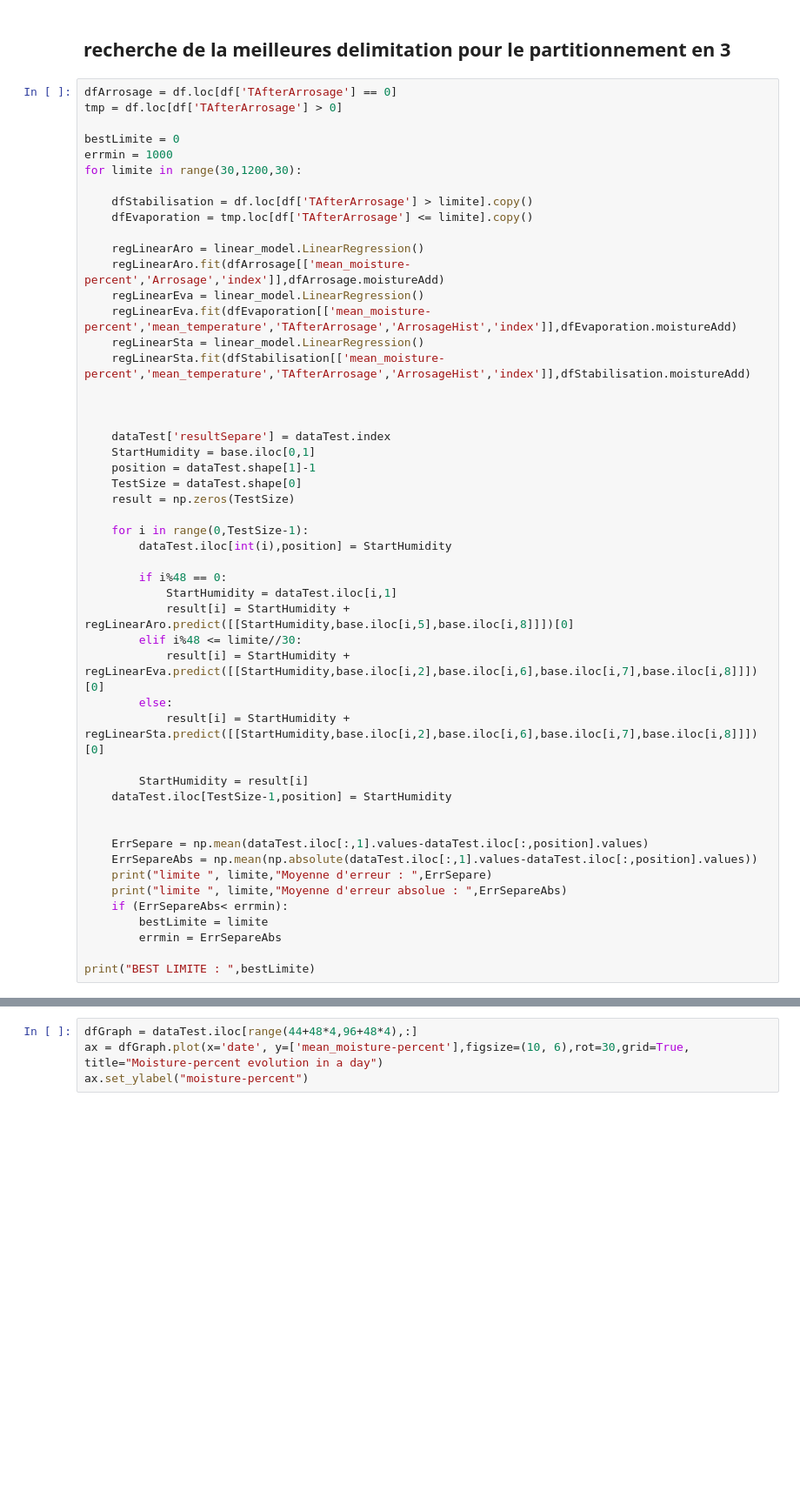
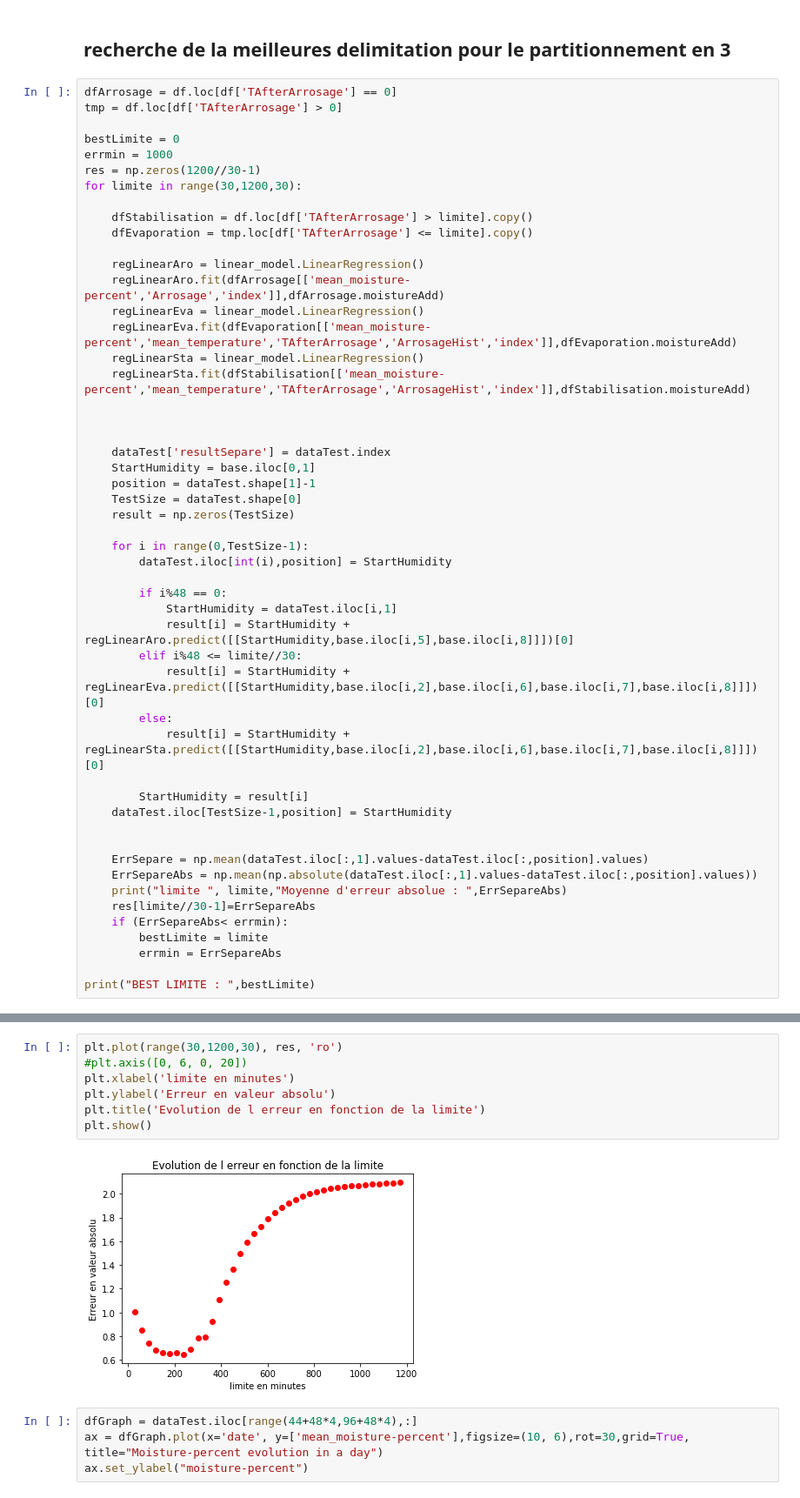
Before and after one commit to cui-unige/BSc-sensor-machine-learning, a Jupyter notebook: MLDemeter.ipynb, the cells around one changed output, grey strips where cells are left out. Shown: that part at 87% size. Saved outputs shown, nothing was run; the diff lists cells and outputs as text; blank space fills up the shorter version.

```diff
--- a/MLDemeter.ipynb
+++ b/MLDemeter.ipynb
@@ -394,6 +436,7 @@ tmp = df.loc[df['TAfterArrosage'] > 0]
 
 bestLimite = 0
 errmin = 1000
+res = np.zeros(1200//30-1)
 for limite in range(30,1200,30):
 
     dfStabilisation = df.loc[df['TAfterArrosage'] > limite].copy()
@@ -431,8 +474,8 @@ for limite in range(30,1200,30):
 
     ErrSepare = np.mean(dataTest.iloc[:,1].values-dataTest.iloc[:,position].values)
     ErrSepareAbs = np.mean(np.absolute(dataTest.iloc[:,1].values-dataTest.iloc[:,position].values))
-    print("limite ", limite,"Moyenne d'erreur : ",ErrSepare)
     print("limite ", limite,"Moyenne d'erreur absolue : ",ErrSepareAbs)
+    res[limite//30-1]=ErrSepareAbs
     if (ErrSepareAbs< errmin):
         bestLimite = limite
         errmin = ErrSepareAbs
@@ -459,3 +502,12 @@ BEST LIMITE :  270
+# %%
+plt.plot(range(30,1200,30), res, 'ro')
+#plt.axis([0, 6, 0, 20])
+plt.xlabel('limite en minutes')
+plt.ylabel('Erreur en valeur absolu')
+plt.title('Evolution de l erreur en fonction de la limite')
+plt.show()
+# %% [output]
+[figure, added]
 # %%
 dfGraph = dataTest.iloc[range(44+48*4,96+48*4),:]
 ax = dfGraph.plot(x='date', y=['mean_moisture-percent'],figsize=(10, 6),rot=30,grid=True, title="Moisture-percent evolution in a day")
```
Also changed, not shown: parts of 24 cells of this notebook, 1 other file.
